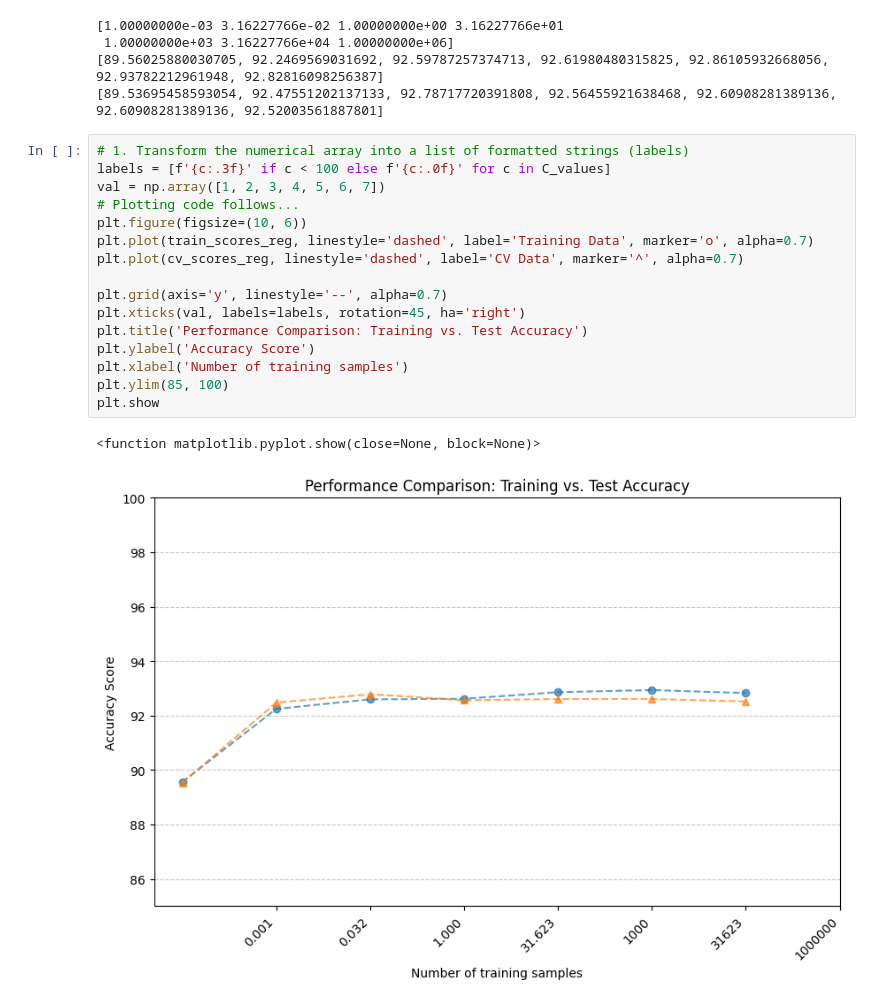
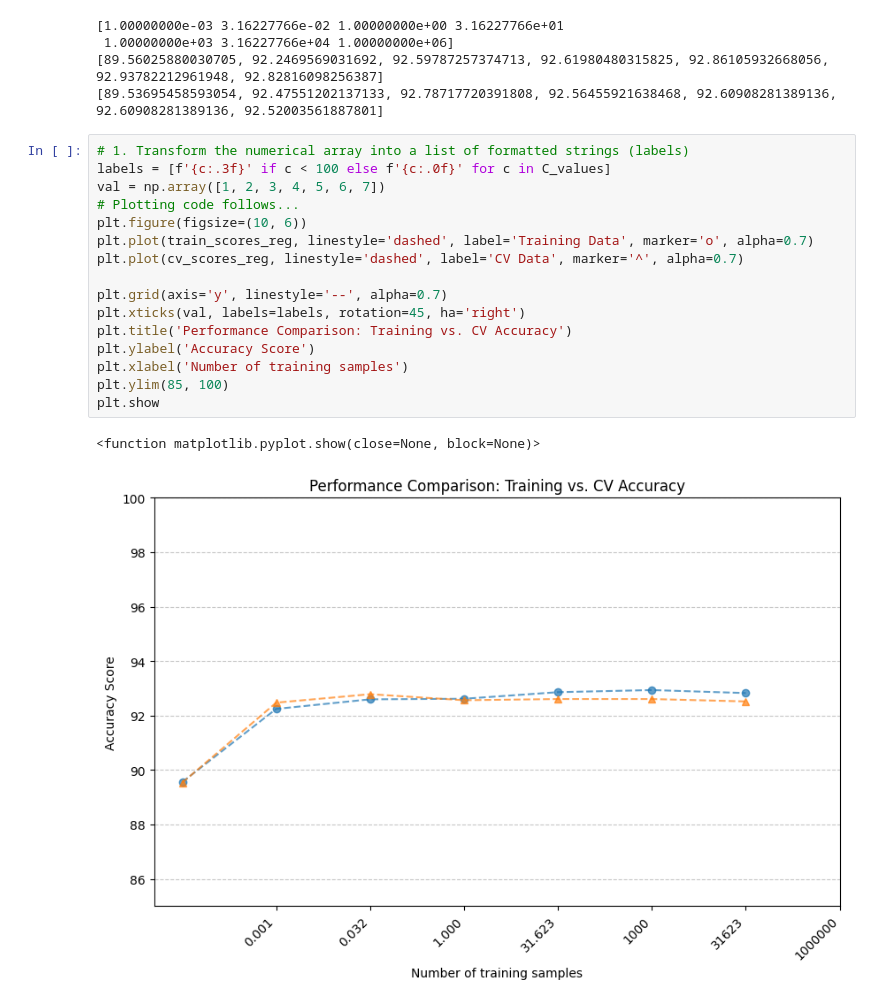
Before and after one commit to fadimardelli/dry-bean-classification, a Jupyter notebook: notebooks/02_models.ipynb, the cells around one changed output. Drawn from its saved outputs; the diff is of its cells as text.

```diff
--- a/notebooks/02_models.ipynb
+++ b/notebooks/02_models.ipynb
@@ -396,19 +396,19 @@ print(cv_scores_reg)
 # %%
 # 1. Transform the numerical array into a list of formatted strings (labels)
 labels = [f'{c:.3f}' if c < 100 else f'{c:.0f}' for c in C_values]
 val = np.array([1, 2, 3, 4, 5, 6, 7])
 # Plotting code follows...
 plt.figure(figsize=(10, 6))
 plt.plot(train_scores_reg, linestyle='dashed', label='Training Data', marker='o', alpha=0.7)
 plt.plot(cv_scores_reg, linestyle='dashed', label='CV Data', marker='^', alpha=0.7)
 
 plt.grid(axis='y', linestyle='--', alpha=0.7)
 plt.xticks(val, labels=labels, rotation=45, ha='right')
-plt.title('Performance Comparison: Training vs. Test Accuracy')
+plt.title('Performance Comparison: Training vs. CV Accuracy')
 plt.ylabel('Accuracy Score')
 plt.xlabel('Number of training samples')
 plt.ylim(85, 100)
 plt.show
 # %% [output]
 <function matplotlib.pyplot.show(close=None, block=None)>
-[figure, old version]
+[figure, new version]
```
Also changed, not shown: parts of 1 cell of this notebook.
